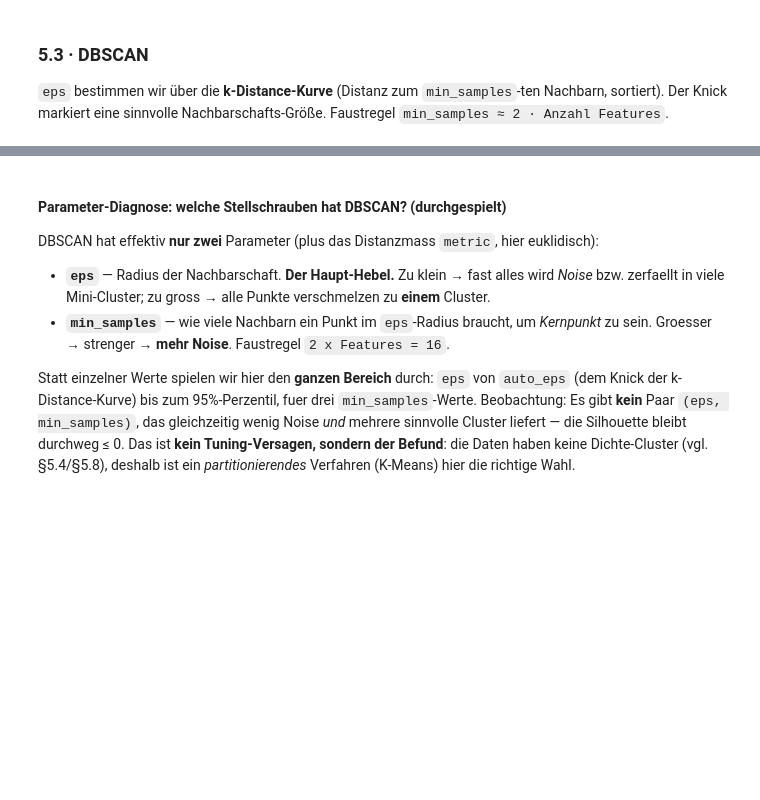
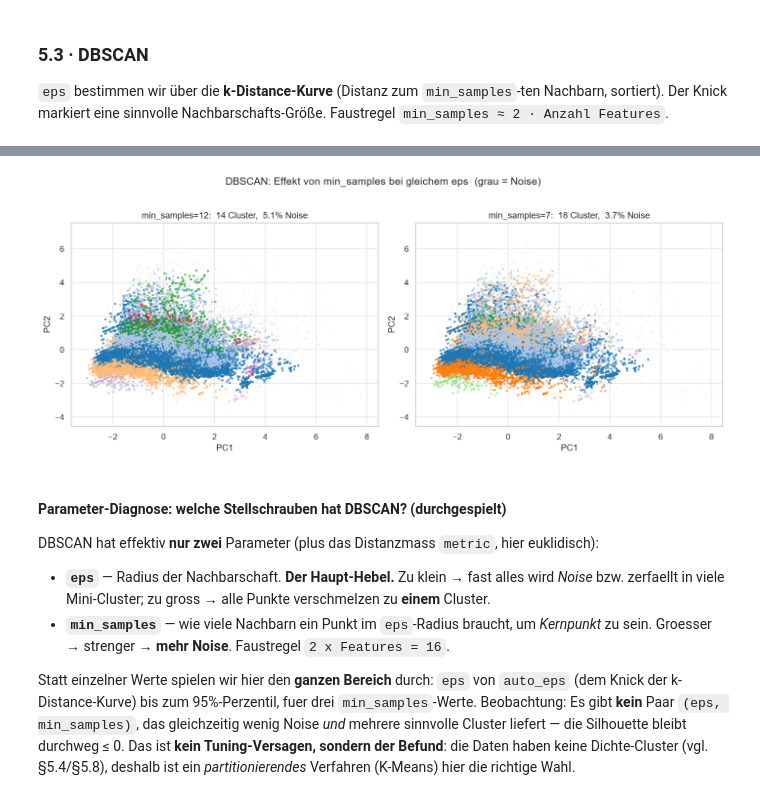
Before and after one commit to Davido2909/DDM_Meilensteine, a Jupyter notebook: Meilenstein_4/DDM_M4_Clustering.ipynb, the cells around one changed output, grey strips where cells are left out. Drawn from its saved outputs; the diff is of its cells as text; code cells hidden in the pictures; blank space fills up the shorter version.

```diff
--- a/Meilenstein_4/DDM_M4_Clustering.ipynb
+++ b/Meilenstein_4/DDM_M4_Clustering.ipynb
@@ -414,25 +415,22 @@ print("-> hoher Noise ist kein Parameter-Artefakt, sondern Folge fehlender Dicht
 # %%
-# Visueller Vergleich: DBSCAN-Ergebnis bei min_samples=16 vs. 9 (gleiches eps).
-# Grau = Noise, farbig = einem Cluster zugeordnet. So sieht man, wie min_samples
-# den Noise-Anteil und die Cluster-Zersplitterung verändert (Projektion: PCA).
 def plot_dbscan_panel(ms, eps_val, ax):
     lab = DBSCAN(eps=eps_val, min_samples=ms).fit(X).labels_
     noise = lab == -1
     nc = len(set(lab)) - (1 if -1 in lab else 0)
-    ax.scatter(X_pca[noise, 0], X_pca[noise, 1], c="lightgrey",
-               s=5, alpha=.30, linewidths=0)
-    pts = ~noise
-    ax.scatter(X_pca[pts, 0], X_pca[pts, 1], c=lab[pts], cmap="tab20",
+    ax.scatter(X_pca[noise, 0], X_pca[noise, 1], c="lightgrey", s=5, alpha=.30, linewidths=0)
+    ax.scatter(X_pca[~noise, 0], X_pca[~noise, 1], c=lab[~noise], cmap="tab20",
                s=9, alpha=.75, linewidths=0)
-    ax.set_title(f"min_samples={ms}:  {nc} Cluster,  {noise.mean() * 100:.1f}% Noise")
+    ax.set_title(f"min_samples={ms}:  {nc} Cluster,  {noise.mean()*100:.1f}% Noise")
     ax.set_xlabel("PC1"); ax.set_ylabel("PC2")
 
 fig, axes = plt.subplots(1, 2, figsize=(13, 5.2))
-plot_dbscan_panel(16, eps_ref, axes[0])   # Faustregel
-plot_dbscan_panel(9, eps_ref, axes[1])    # Untergrenze D+1, gleiches eps
+plot_dbscan_panel(ms_rule, eps_ref, axes[0])   # Faustregel 12
+plot_dbscan_panel(ms_min,  eps_ref, axes[1])   # Untergrenze 7, gleiches eps
 fig.suptitle("DBSCAN: Effekt von min_samples bei gleichem eps  (grau = Noise)",
              fontsize=14, y=1.02)
 plt.tight_layout(); plt.show()
+# %% [output]
+[figure, added]
 # %% [markdown]
 #### Parameter-Diagnose: welche Stellschrauben hat DBSCAN? (durchgespielt)
 
```
Also changed, not shown: parts of 5 cells of this notebook.
